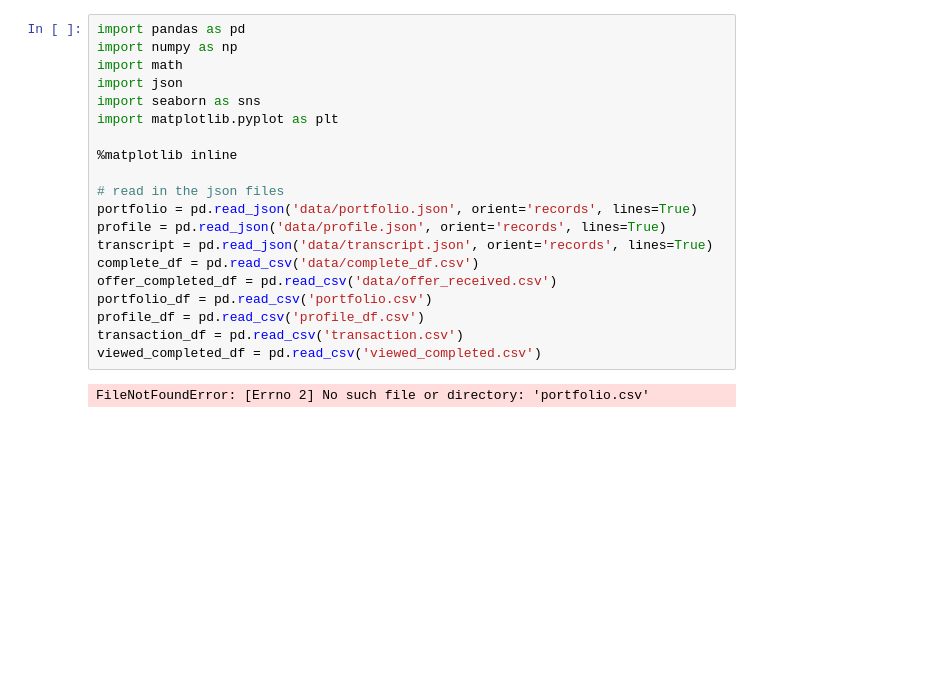
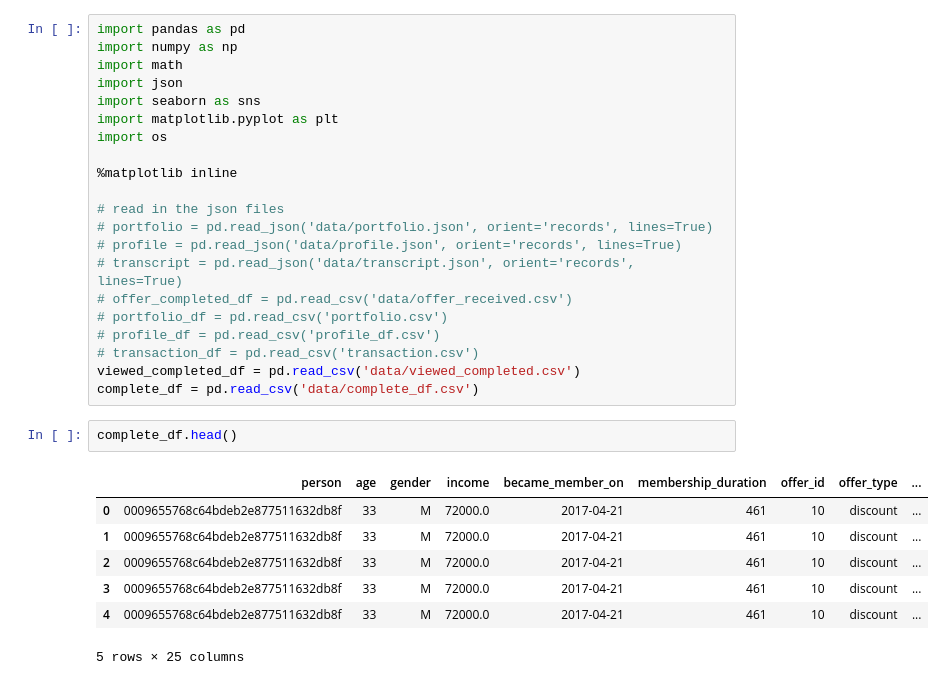
Before and after one commit to ShantiRoseCodes/aws_mle_capstone_project, a Jupyter notebook: Starbucks Capstone Project.ipynb, the cells around one changed output. Drawn from its saved outputs; the diff is of its cells as text; blank space fills up the shorter version.

```diff
--- a/Starbucks Capstone Project.ipynb
+++ b/Starbucks Capstone Project.ipynb
@@ -5,18 +5,27 @@ import math
 import json
 import seaborn as sns
 import matplotlib.pyplot as plt
+import os
 
 %matplotlib inline
 
 # read in the json files
-portfolio = pd.read_json('data/portfolio.json', orient='records', lines=True)
-profile = pd.read_json('data/profile.json', orient='records', lines=True)
-transcript = pd.read_json('data/transcript.json', orient='records', lines=True)
+# portfolio = pd.read_json('data/portfolio.json', orient='records', lines=True)
+# profile = pd.read_json('data/profile.json', orient='records', lines=True)
+# transcript = pd.read_json('data/transcript.json', orient='records', lines=True)
+# offer_completed_df = pd.read_csv('data/offer_received.csv')
+# portfolio_df = pd.read_csv('portfolio.csv')
+# profile_df = pd.read_csv('profile_df.csv')
+# transaction_df = pd.read_csv('transaction.csv')
+viewed_completed_df = pd.read_csv('data/viewed_completed.csv')
 complete_df = pd.read_csv('data/complete_df.csv')
-offer_completed_df = pd.read_csv('data/offer_received.csv')
-portfolio_df = pd.read_csv('portfolio.csv')
-profile_df = pd.read_csv('profile_df.csv')
-transaction_df = pd.read_csv('transaction.csv')
-viewed_completed_df = pd.read_csv('viewed_completed.csv')
-# %% [output]
-FileNotFoundError: [Errno 2] No such file or directory: 'portfolio.csv'
+# %%
+complete_df.head()
+# %% [output]
+|  | person | age | gender | income | became_member_on | membership_duration | offer_id | offer_type | ... |
+| 0 | 0009655768c64bdeb2e877511632db8f | 33 | M | 72000.0 | 2017-04-21 | 461 | 10 | discount | ... |
+| 1 | 0009655768c64bdeb2e877511632db8f | 33 | M | 72000.0 | 2017-04-21 | 461 | 10 | discount | ... |
+| 2 | 0009655768c64bdeb2e877511632db8f | 33 | M | 72000.0 | 2017-04-21 | 461 | 10 | discount | ... |
+| 3 | 0009655768c64bdeb2e877511632db8f | 33 | M | 72000.0 | 2017-04-21 | 461 | 10 | discount | ... |
+| 4 | 0009655768c64bdeb2e877511632db8f | 33 | M | 72000.0 | 2017-04-21 | 461 | 10 | discount | ... |
+5 rows × 25 columns
```
Also changed, not shown: parts of 5 cells of this notebook.
